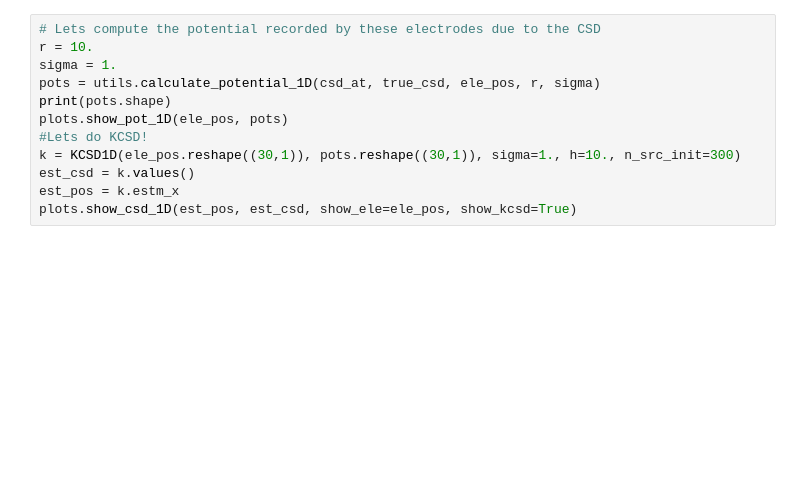
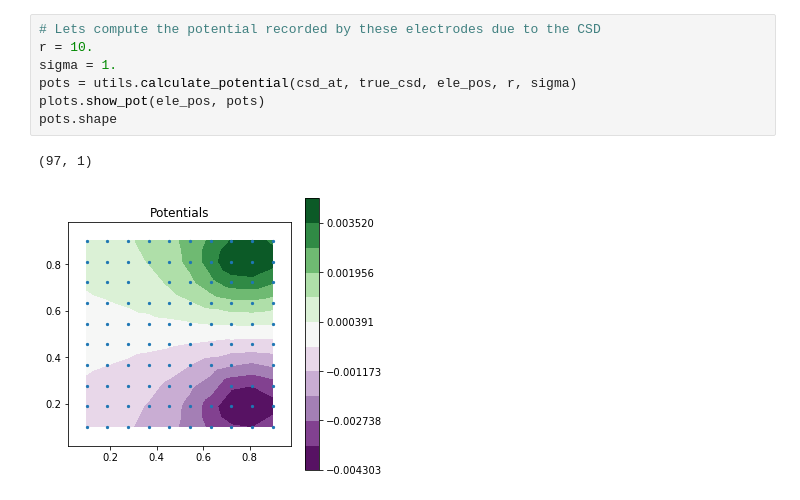
Before and after one commit to Neuroinflab/kCSD-python, a Jupyter notebook: tutorial_kcsd.ipynb, the cells around one changed output. Saved outputs shown, nothing was run; the diff lists cells and outputs as text; blank space fills up the shorter version.

```diff
--- a/tutorial_kcsd.ipynb
+++ b/tutorial_kcsd.ipynb
@@ -39,12 +63,10 @@ print('Number of electrodes: ',ele_pos.shape[0])
 # %%
 # Lets compute the potential recorded by these electrodes due to the CSD
 r = 10.
 sigma = 1.
-pots = utils.calculate_potential_1D(csd_at, true_csd, ele_pos, r, sigma)
-print(pots.shape)
-plots.show_pot_1D(ele_pos, pots)
-#Lets do KCSD!
-k = KCSD1D(ele_pos.reshape((30,1)), pots.reshape((30,1)), sigma=1., h=10., n_src_init=300)
-est_csd = k.values()
-est_pos = k.estm_x
-plots.show_csd_1D(est_pos, est_csd, show_ele=ele_pos, show_kcsd=True)
+pots = utils.calculate_potential(csd_at, true_csd, ele_pos, r, sigma)
+plots.show_pot(ele_pos, pots)
+pots.shape
+# %% [output]
+(97, 1)
+[figure, added]
```
Also changed, not shown: parts of 8 cells of this notebook, 3 other files.
